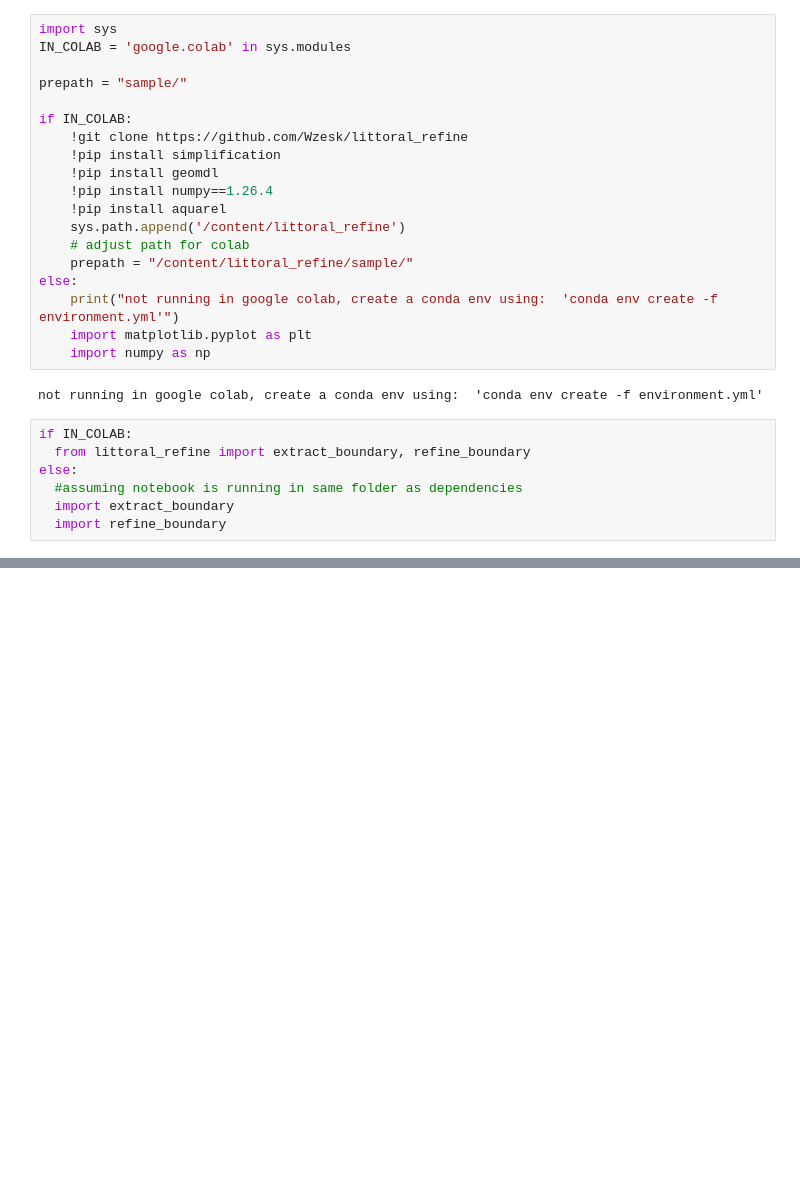
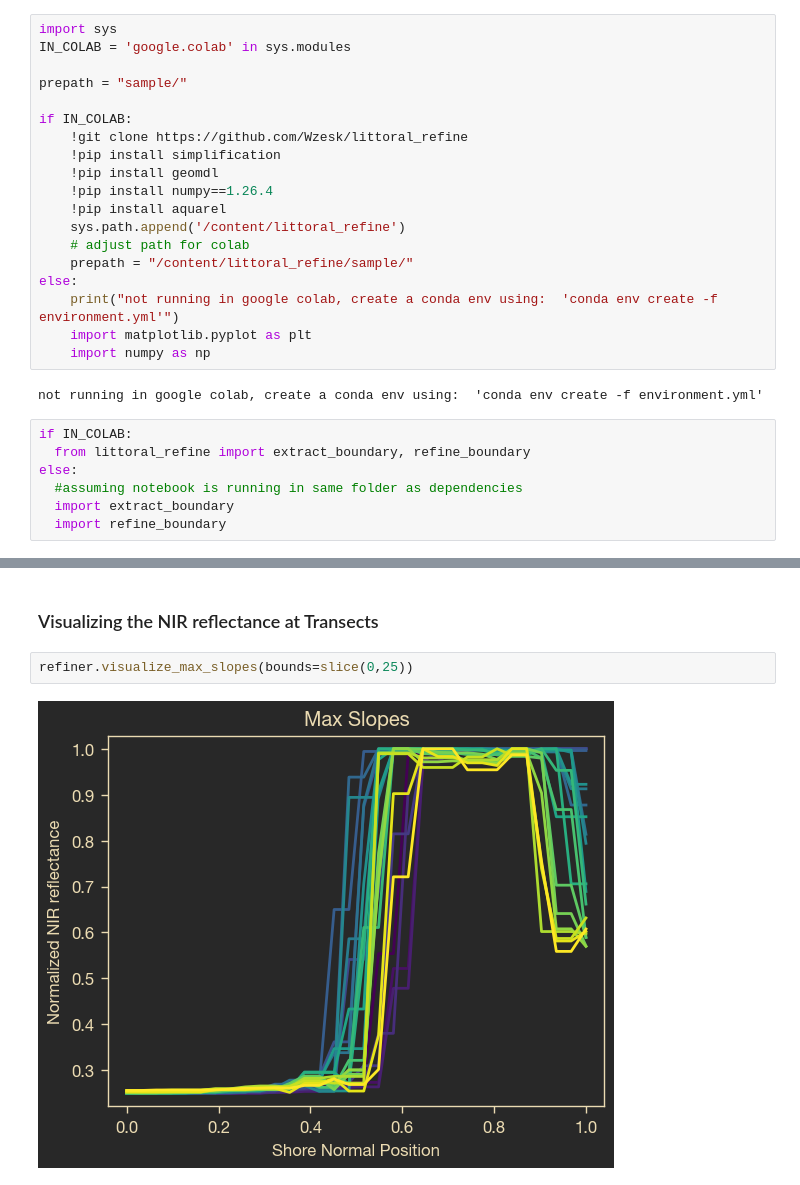
Before and after one commit to Wzesk/coastal_geotools_demo, a Jupyter notebook: sample_shoreline_refinement.ipynb, the cells around one changed output, grey strips where cells are left out. Drawn from its saved outputs; the diff is of its cells as text; blank space fills up the shorter version.

```diff
--- a/sample_shoreline_refinement.ipynb
+++ b/sample_shoreline_refinement.ipynb
@@ -163,0 +70,6 @@ contours_wi, t_wi,lens
+# %% [markdown]
+### Visualizing the NIR reflectance at Transects
+# %%
+refiner.visualize_max_slopes(bounds=slice(0,25))
+# %% [output]
+[figure, added]
```
Also changed, not shown: parts of 42 cells of this notebook, 9 other files.
